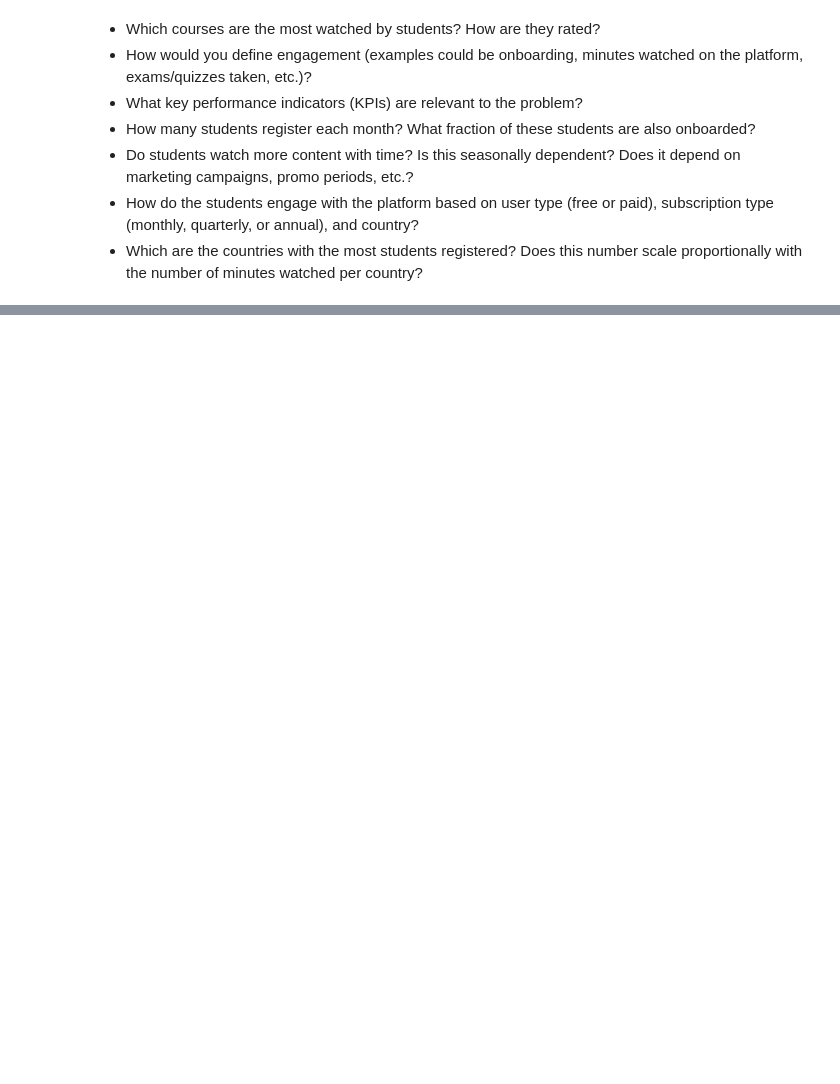
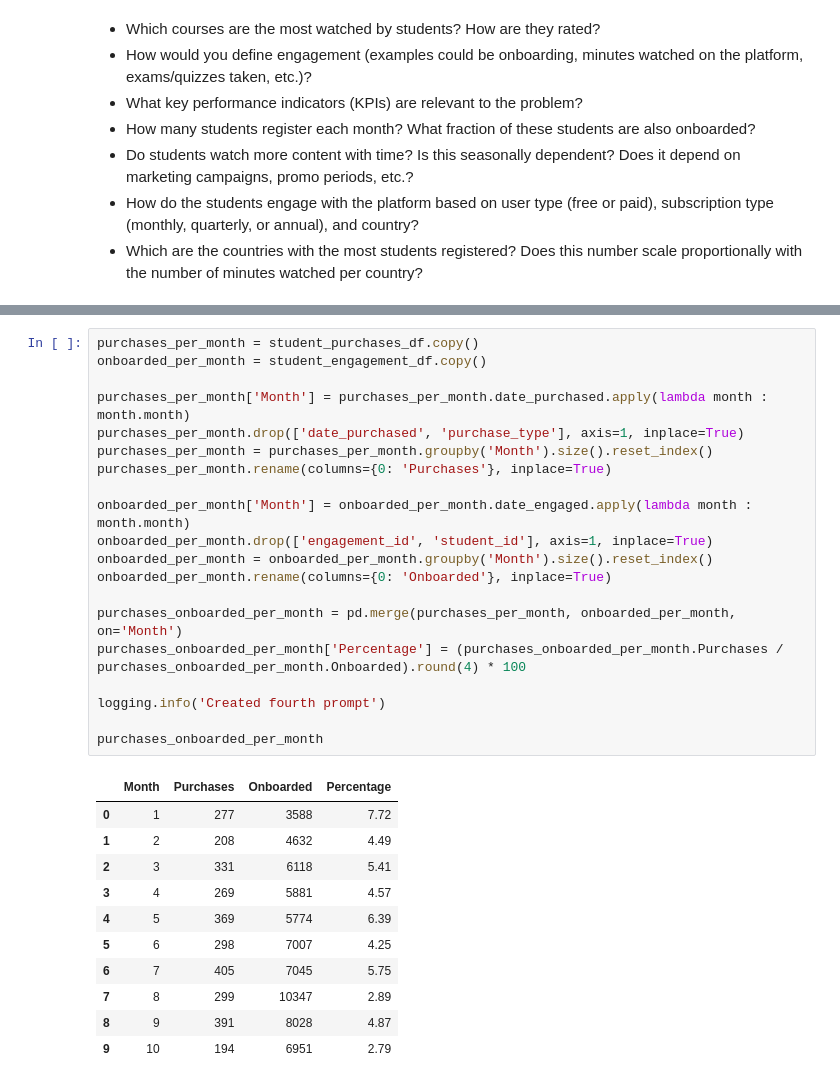
Before and after one commit to AryehRotberg/365-Learning-Data-Challenge, a Jupyter notebook: notebook/EDA.ipynb, the cells around one changed output, grey strips where cells are left out. Cells and saved outputs as stored; diff of their text form; blank space fills up the shorter version.

```diff
--- a/notebook/EDA.ipynb
+++ b/notebook/EDA.ipynb
@@ -51,0 +117,32 @@ course_info_ratings_learning.head()
+# %%
+purchases_per_month = student_purchases_df.copy()
+onboarded_per_month = student_engagement_df.copy()
+
+purchases_per_month['Month'] = purchases_per_month.date_purchased.apply(lambda month : month.month)
+purchases_per_month.drop(['date_purchased', 'purchase_type'], axis=1, inplace=True)
+purchases_per_month = purchases_per_month.groupby('Month').size().reset_index()
+purchases_per_month.rename(columns={0: 'Purchases'}, inplace=True)
+
+onboarded_per_month['Month'] = onboarded_per_month.date_engaged.apply(lambda month : month.month)
+onboarded_per_month.drop(['engagement_id', 'student_id'], axis=1, inplace=True)
+onboarded_per_month = onboarded_per_month.groupby('Month').size().reset_index()
+onboarded_per_month.rename(columns={0: 'Onboarded'}, inplace=True)
+
+purchases_onboarded_per_month = pd.merge(purchases_per_month, onboarded_per_month, on='Month')
+purchases_onboarded_per_month['Percentage'] = (purchases_onboarded_per_month.Purchases / purchases_onboarded_per_month.Onboarded).round(4) * 100
+
+logging.info('Created fourth prompt')
+
+purchases_onboarded_per_month
+# %% [output]
+|  | Month | Purchases | Onboarded | Percentage |
+| 0 | 1 | 277 | 3588 | 7.72 |
+| 1 | 2 | 208 | 4632 | 4.49 |
+| 2 | 3 | 331 | 6118 | 5.41 |
+| 3 | 4 | 269 | 5881 | 4.57 |
+| 4 | 5 | 369 | 5774 | 6.39 |
+| 5 | 6 | 298 | 7007 | 4.25 |
+| 6 | 7 | 405 | 7045 | 5.75 |
+| 7 | 8 | 299 | 10347 | 2.89 |
+| 8 | 9 | 391 | 8028 | 4.87 |
+| 9 | 10 | 194 | 6951 | 2.79 |
```
Also changed, not shown: parts of 15 cells of this notebook.
